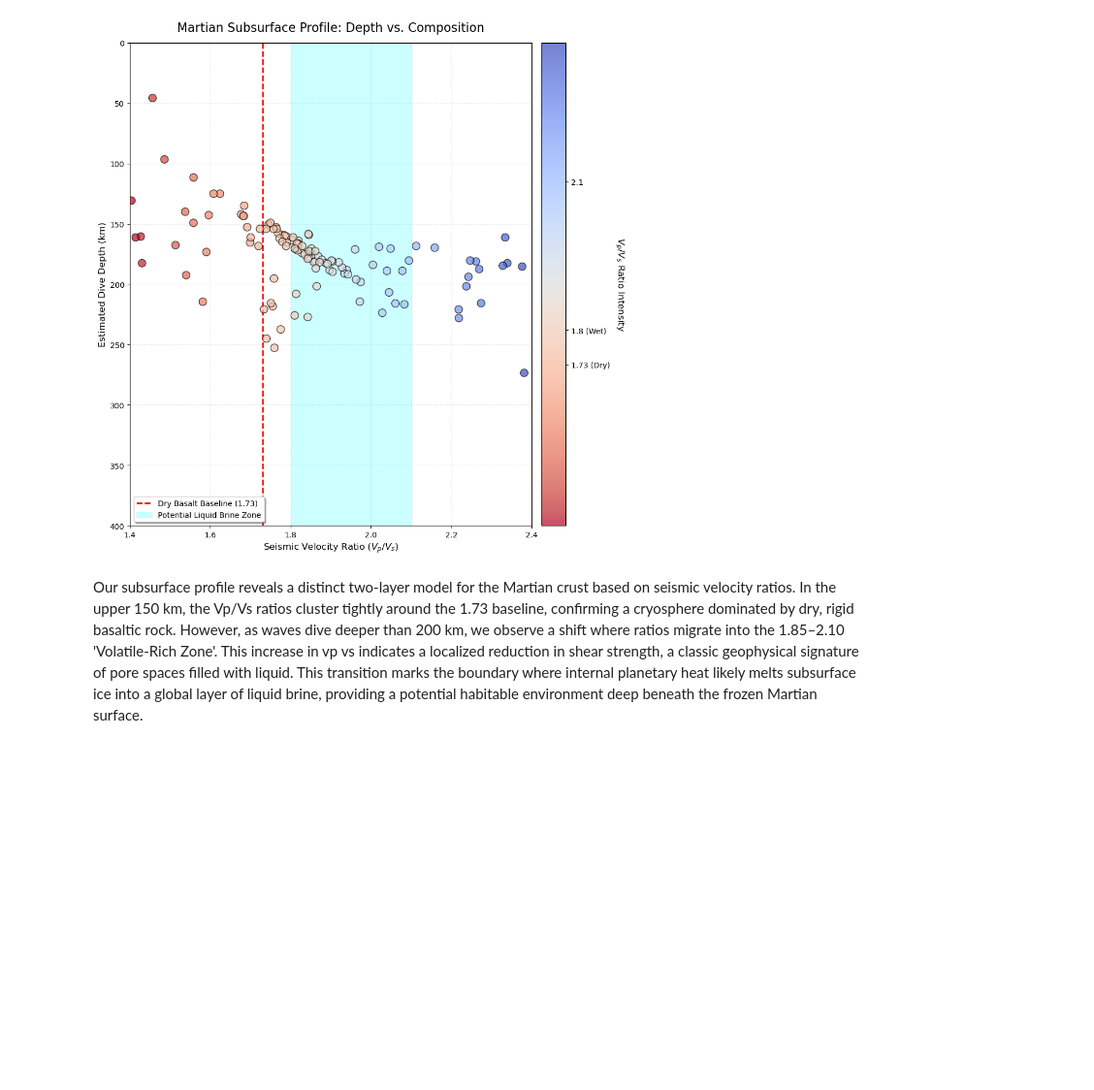
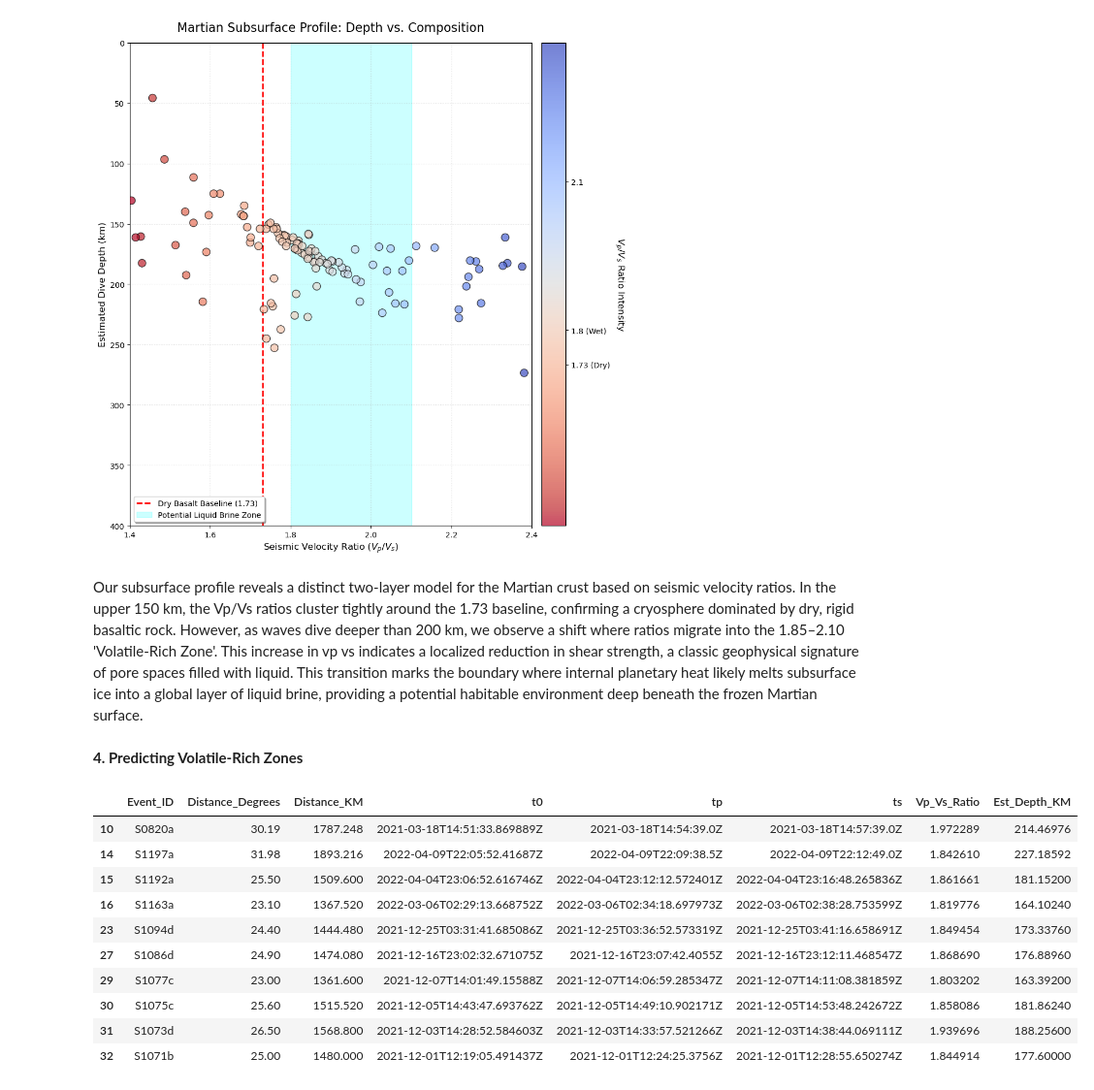
Before and after one commit to GPGN268/SP2026-FP08-Insight-Mission, a Jupyter notebook: Final_Mars_Seismic_Analysis.ipynb, the cells around one changed output. Shown at 97% size. Cells and saved outputs as stored; diff of their text form; code cells hidden in the pictures; blank space fills up the shorter version.

```diff
--- a/Final_Mars_Seismic_Analysis.ipynb
+++ b/Final_Mars_Seismic_Analysis.ipynb
@@ -383,3 +383,5 @@ plt.show()
 [figure]
 # %% [markdown]
 Our subsurface profile reveals a distinct two-layer model for the Martian crust based on seismic velocity ratios. In the upper 150 km, the Vp/Vs ratios cluster tightly around the 1.73 baseline, confirming a cryosphere dominated by dry, rigid basaltic rock. However, as waves dive deeper than 200 km, we observe a shift where ratios migrate into the 1.85–2.10 'Volatile-Rich Zone'. This increase in vp vs indicates a localized reduction in shear strength, a classic geophysical signature of pore spaces filled with liquid. This transition marks the boundary where internal planetary heat likely melts subsurface ice into a global layer of liquid brine, providing a potential habitable environment deep beneath the frozen Martian surface.
+# %% [markdown]
+**4. Predicting Volatile-Rich Zones**
@@ -385,0 +395,37 @@ Our subsurface profile reveals a distinct two-layer model for the Martian crust
+# %%
+# create a function to read file
+def load_final_marsquakes_df(filename): #take filename as only input
+
+    # these are the column names used in the file
+    cols = ['Event_ID', 'Distance_Degrees', 'Distance_KM', 't0', 'tp', 'ts', 'Vp_Vs_Ratio']
+
+    # dataframe from csv (access by filename, column names separated by ',', skip the first row (column names) to skip to the data)
+    df = pd.read_csv(filename, sep=',', names=cols, on_bad_lines='skip', skiprows= 1)
+
+    # give the data frame (column names and data sorted into rows)
+    return df
+
+# use file path to access the csv (go backwards, then to data, then to specific file)
+df_a = load_final_marsquakes_df('data/final_marsquakes_data_frame.csv')
+# create a new dataframe for potential volatile zones from just the Vp/Vs ratios between 1.8 and 2.1 - these are what we determined to be abnormalities compared to dry rock (see other notebooks for more explaination)
+volatile_zone = df_a[(df_a['Vp_Vs_Ratio'] >= 1.80) & (df_a['Vp_Vs_Ratio'] <= 2.10)].copy() #copy makes a new dataframe instead of changing the old one
+volatile_zone= volatile_zone[(volatile_zone['Distance_KM']<=3000)] #get rid of outliers - we could see from using all the distances that most of the data was less than 3000 km, with 2-3 outliers
+# removing outliers gives us a more detailed look at where probabilites are highest because we get to zoom in on the "important" part of the plot
+
+# depth is ~12% of the surface distance, didn't end up using this, but you would if you wanted a plot for most probable depths to find volatile-rich zones
+volatile_zone['Est_Depth_KM'] = volatile_zone['Distance_KM'] * 0.12
+
+# let's see the first 10 rows!
+volatile_zone.head(10)
+# %% [output]
+|  | Event_ID | Distance_Degrees | Distance_KM | t0 | tp | ts | Vp_Vs_Ratio | Est_Depth_KM |
+| 10 | S0820a | 30.19 | 1787.248 | 2021-03-18T14:51:33.869889Z | 2021-03-18T14:54:39.0Z | 2021-03-18T14:57:39.0Z | 1.972289 | 214.46976 |
+| 14 | S1197a | 31.98 | 1893.216 | 2022-04-09T22:05:52.41687Z | 2022-04-09T22:09:38.5Z | 2022-04-09T22:12:49.0Z | 1.842610 | 227.18592 |
+| 15 | S1192a | 25.50 | 1509.600 | 2022-04-04T23:06:52.616746Z | 2022-04-04T23:12:12.572401Z | 2022-04-04T23:16:48.265836Z | 1.861661 | 181.15200 |
+| 16 | S1163a | 23.10 | 1367.520 | 2022-03-06T02:29:13.668752Z | 2022-03-06T02:34:18.697973Z | 2022-03-06T02:38:28.753599Z | 1.819776 | 164.10240 |
+| 23 | S1094d | 24.40 | 1444.480 | 2021-12-25T03:31:41.685086Z | 2021-12-25T03:36:52.573319Z | 2021-12-25T03:41:16.658691Z | 1.849454 | 173.33760 |
+| 27 | S1086d | 24.90 | 1474.080 | 2021-12-16T23:02:32.671075Z | 2021-12-16T23:07:42.4055Z | 2021-12-16T23:12:11.468547Z | 1.868690 | 176.88960 |
+| 29 | S1077c | 23.00 | 1361.600 | 2021-12-07T14:01:49.15588Z | 2021-12-07T14:06:59.285347Z | 2021-12-07T14:11:08.381859Z | 1.803202 | 163.39200 |
+| 30 | S1075c | 25.60 | 1515.520 | 2021-12-05T14:43:47.693762Z | 2021-12-05T14:49:10.902171Z | 2021-12-05T14:53:48.242672Z | 1.858086 | 181.86240 |
+| 31 | S1073d | 26.50 | 1568.800 | 2021-12-03T14:28:52.584603Z | 2021-12-03T14:33:57.521266Z | 2021-12-03T14:38:44.069111Z | 1.939696 | 188.25600 |
+| 32 | S1071b | 25.00 | 1480.000 | 2021-12-01T12:19:05.491437Z | 2021-12-01T12:24:25.3756Z | 2021-12-01T12:28:55.650274Z | 1.844914 | 177.60000 |
```
Also changed, not shown: parts of 3 cells of this notebook.
